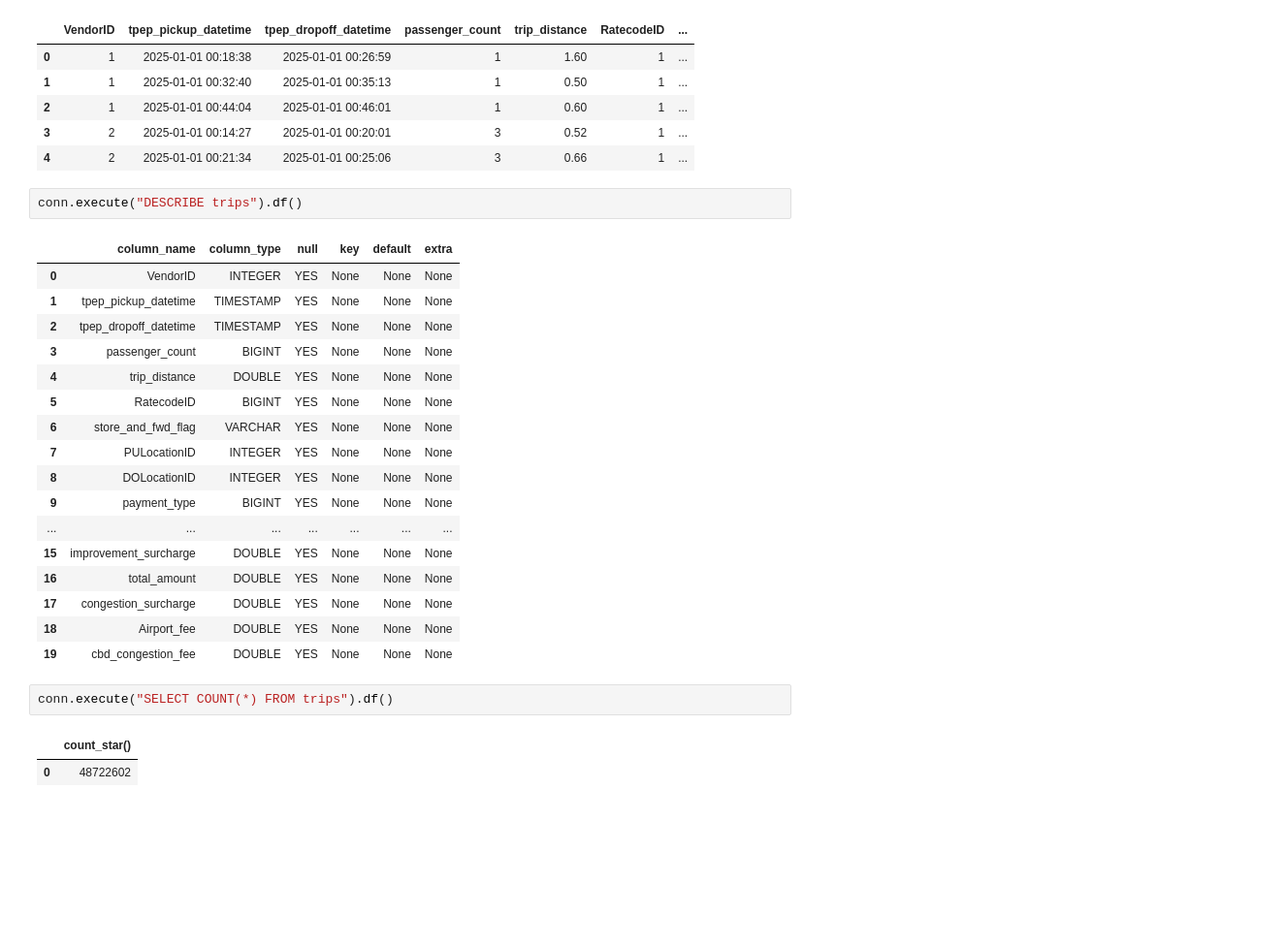
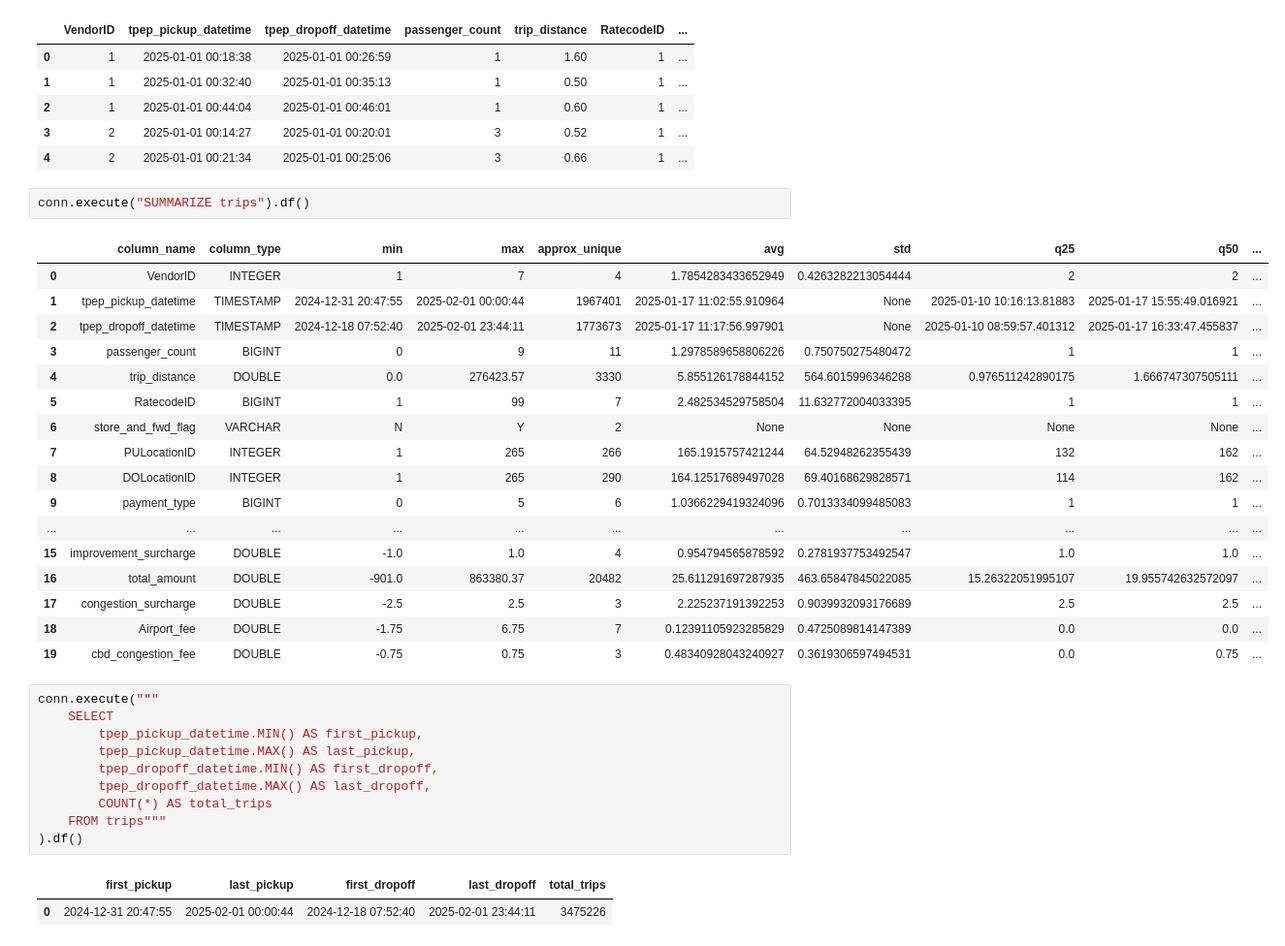
Before and after one commit to vodliosje/TaxiNYC, a Jupyter notebook: notebooks/2.1_duck_schema.ipynb, the cells around one changed output. Shown at 97% size. Drawn from its saved outputs; the diff is of its cells as text; blank space fills up the shorter version.

```diff
--- a/notebooks/2.1_duck_schema.ipynb
+++ b/notebooks/2.1_duck_schema.ipynb
@@ -24,28 +22,36 @@ conn.execute("SELECT * FROM trips LIMIT 5").df()
 | 2 | 1 | 2025-01-01 00:44:04 | 2025-01-01 00:46:01 | 1 | 0.60 | 1 | ... |
 | 3 | 2 | 2025-01-01 00:14:27 | 2025-01-01 00:20:01 | 3 | 0.52 | 1 | ... |
 | 4 | 2 | 2025-01-01 00:21:34 | 2025-01-01 00:25:06 | 3 | 0.66 | 1 | ... |
-# %%
-conn.execute("DESCRIBE trips").df()
-# %% [output]
-|  | column_name | column_type | null | key | default | extra |
-| 0 | VendorID | INTEGER | YES | None | None | None |
-| 1 | tpep_pickup_datetime | TIMESTAMP | YES | None | None | None |
-| 2 | tpep_dropoff_datetime | TIMESTAMP | YES | None | None | None |
-| 3 | passenger_count | BIGINT | YES | None | None | None |
-| 4 | trip_distance | DOUBLE | YES | None | None | None |
-| 5 | RatecodeID | BIGINT | YES | None | None | None |
-| 6 | store_and_fwd_flag | VARCHAR | YES | None | None | None |
-| 7 | PULocationID | INTEGER | YES | None | None | None |
-| 8 | DOLocationID | INTEGER | YES | None | None | None |
-| 9 | payment_type | BIGINT | YES | None | None | None |
-| ... | ... | ... | ... | ... | ... | ... |
-| 15 | improvement_surcharge | DOUBLE | YES | None | None | None |
-| 16 | total_amount | DOUBLE | YES | None | None | None |
-| 17 | congestion_surcharge | DOUBLE | YES | None | None | None |
-| 18 | Airport_fee | DOUBLE | YES | None | None | None |
-| 19 | cbd_congestion_fee | DOUBLE | YES | None | None | None |
 # %%
-conn.execute("SELECT COUNT(*) FROM trips").df()
+conn.execute("SUMMARIZE trips").df()
 # %% [output]
-|  | count_star() |
-| 0 | 48722602 |
+|  | column_name | column_type | min | max | approx_unique | avg | std | q25 | q50 | ... |
+| 0 | VendorID | INTEGER | 1 | 7 | 4 | 1.7854283433652949 | 0.4263282213054444 | 2 | 2 | ... |
+| 1 | tpep_pickup_datetime | TIMESTAMP | 2024-12-31 20:47:55 | 2025-02-01 00:00:44 | 1967401 | 2025-01-17 11:02:55.910964 | None | 2025-01-10 10:16:13.81883 | 2025-01-17 15:55:49.016921 | ... |
+| 2 | tpep_dropoff_datetime | TIMESTAMP | 2024-12-18 07:52:40 | 2025-02-01 23:44:11 | 1773673 | 2025-01-17 11:17:56.997901 | None | 2025-01-10 08:59:57.401312 | 2025-01-17 16:33:47.455837 | ... |
+| 3 | passenger_count | BIGINT | 0 | 9 | 11 | 1.2978589658806226 | 0.750750275480472 | 1 | 1 | ... |
+| 4 | trip_distance | DOUBLE | 0.0 | 276423.57 | 3330 | 5.855126178844152 | 564.6015996346288 | 0.976511242890175 | 1.666747307505111 | ... |
+| 5 | RatecodeID | BIGINT | 1 | 99 | 7 | 2.482534529758504 | 11.632772004033395 | 1 | 1 | ... |
+| 6 | store_and_fwd_flag | VARCHAR | N | Y | 2 | None | None | None | None | ... |
+| 7 | PULocationID | INTEGER | 1 | 265 | 266 | 165.1915757421244 | 64.52948262355439 | 132 | 162 | ... |
+| 8 | DOLocationID | INTEGER | 1 | 265 | 290 | 164.12517689497028 | 69.40168629828571 | 114 | 162 | ... |
+| 9 | payment_type | BIGINT | 0 | 5 | 6 | 1.0366229419324096 | 0.7013334099485083 | 1 | 1 | ... |
+| ... | ... | ... | ... | ... | ... | ... | ... | ... | ... | ... |
+| 15 | improvement_surcharge | DOUBLE | -1.0 | 1.0 | 4 | 0.954794565878592 | 0.2781937753492547 | 1.0 | 1.0 | ... |
+| 16 | total_amount | DOUBLE | -901.0 | 863380.37 | 20482 | 25.611291697287935 | 463.65847845022085 | 15.26322051995107 | 19.955742632572097 | ... |
+| 17 | congestion_surcharge | DOUBLE | -2.5 | 2.5 | 3 | 2.225237191392253 | 0.9039932093176689 | 2.5 | 2.5 | ... |
+| 18 | Airport_fee | DOUBLE | -1.75 | 6.75 | 7 | 0.12391105923285829 | 0.4725089814147389 | 0.0 | 0.0 | ... |
+| 19 | cbd_congestion_fee | DOUBLE | -0.75 | 0.75 | 3 | 0.48340928043240927 | 0.3619306597494531 | 0.0 | 0.75 | ... |
+# %%
+conn.execute("""
+    SELECT
+        tpep_pickup_datetime.MIN() AS first_pickup,
+        tpep_pickup_datetime.MAX() AS last_pickup,
+        tpep_dropoff_datetime.MIN() AS first_dropoff,
+        tpep_dropoff_datetime.MAX() AS last_dropoff,
+        COUNT(*) AS total_trips
+    FROM trips"""
+).df()
+# %% [output]
+|  | first_pickup | last_pickup | first_dropoff | last_dropoff | total_trips |
+| 0 | 2024-12-31 20:47:55 | 2025-02-01 00:00:44 | 2024-12-18 07:52:40 | 2025-02-01 23:44:11 | 3475226 |
```
Also changed, not shown: parts of 16 cells of this notebook, 4 other files.
